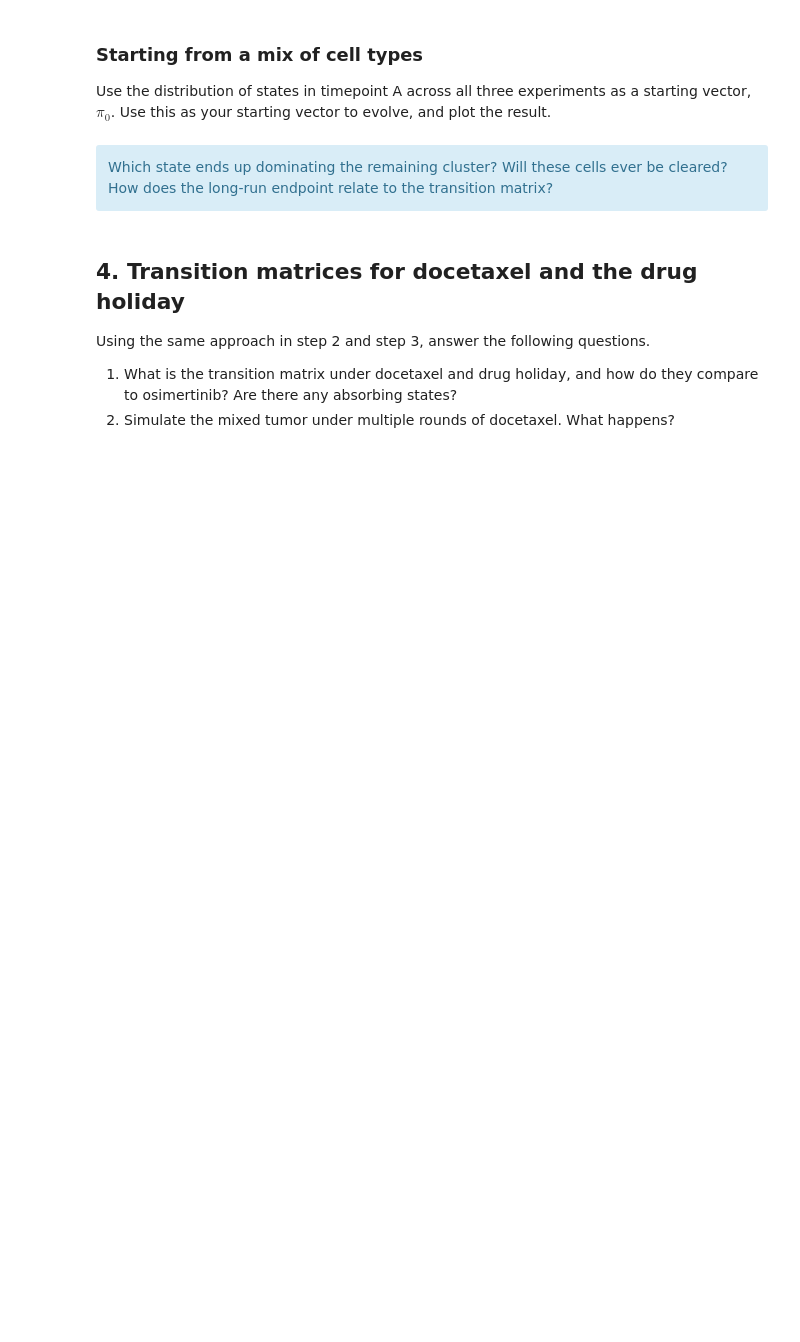
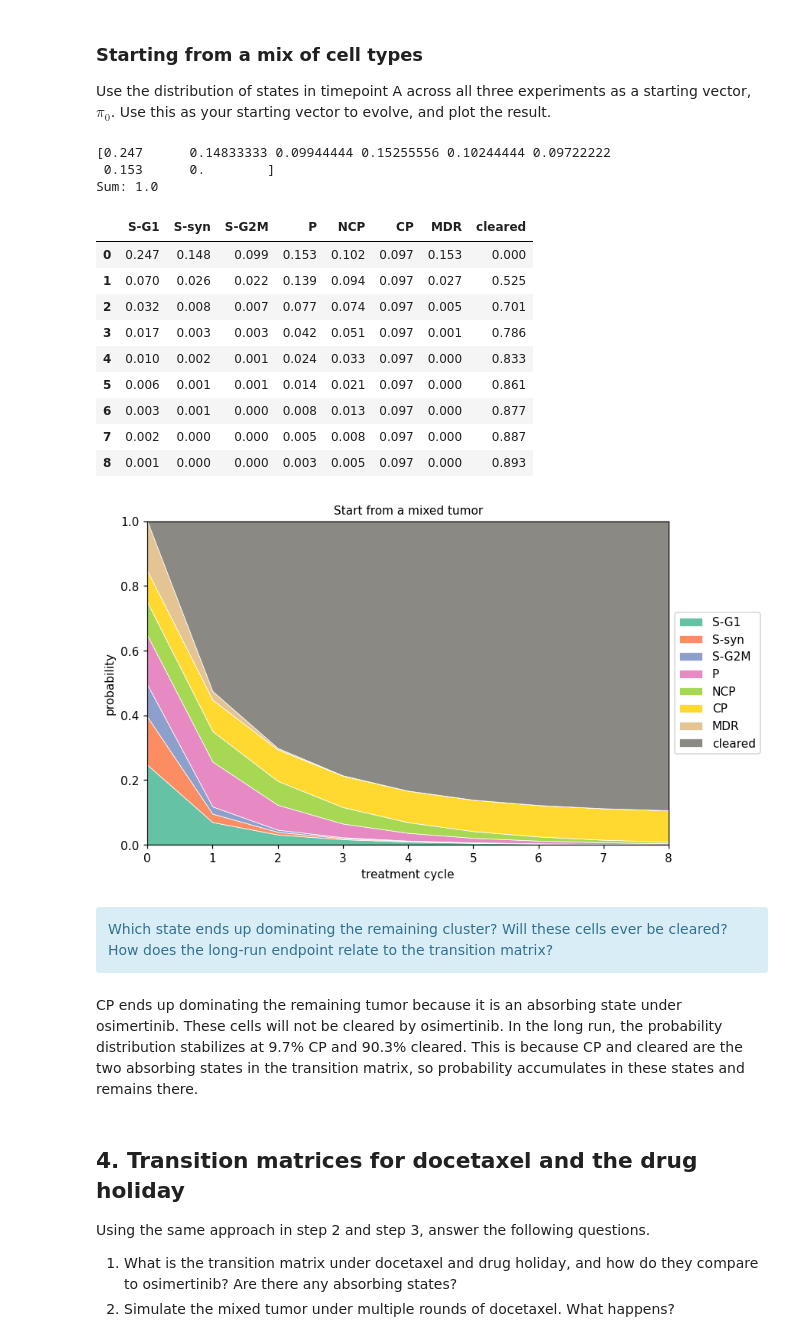
Before and after one commit to Simeng013/uu_markov, a Jupyter notebook: lab_2/Lab09_markov_chain_cells.ipynb, the cells around one changed output. Drawn from its saved outputs; the diff is of its cells as text; code cells hidden in the pictures; blank space fills up the shorter version.

```diff
--- a/lab_2/Lab09_markov_chain_cells.ipynb
+++ b/lab_2/Lab09_markov_chain_cells.ipynb
@@ -285,13 +293,48 @@ Use code as appropriate to answer the following questions.
 ### Starting from a mix of cell types
 Use the distribution of states in timepoint A across all three experiments as a starting vector, $\pi_{0}$. Use this as your starting vector to evolve, and plot the result.
 # %%
-# Your code here
+initial_counts = (
+    cells[cells["timepoint"] == "A"]["state"]
+    .value_counts()
+    .reindex(STATES, fill_value=0)
+)
 
-pi_mix = ...   # TODO: set this equal to the starting vector from timepoint A
+pi_mix = (
+    initial_counts / initial_counts.sum()
+).reindex(OUTCOMES, fill_value=0).to_numpy()
+
+print(pi_mix)
+print("Sum:", pi_mix.sum())
 
 # evolve pi_mix and plot the results
+traj_mix = evolve(pi_mix, P_hat, 8)
+
+display(pd.DataFrame(traj_mix, columns=OUTCOMES).round(3))
+
+fig, ax = plt.subplots(figsize=(8, 5))
+plot_trajectory(traj_mix, ax, "Start from a mixed tumor")
+ax.set_ylabel("probability")
+ax.legend(loc="center left", bbox_to_anchor=(1, 0.5))
+plt.show()
+# %% [output]
+[0.247      0.14833333 0.09944444 0.15255556 0.10244444 0.09722222
+ 0.153      0.        ]
+Sum: 1.0
+|  | S-G1 | S-syn | S-G2M | P | NCP | CP | MDR | cleared |
+| 0 | 0.247 | 0.148 | 0.099 | 0.153 | 0.102 | 0.097 | 0.153 | 0.000 |
+| 1 | 0.070 | 0.026 | 0.022 | 0.139 | 0.094 | 0.097 | 0.027 | 0.525 |
+| 2 | 0.032 | 0.008 | 0.007 | 0.077 | 0.074 | 0.097 | 0.005 | 0.701 |
+| 3 | 0.017 | 0.003 | 0.003 | 0.042 | 0.051 | 0.097 | 0.001 | 0.786 |
+| 4 | 0.010 | 0.002 | 0.001 | 0.024 | 0.033 | 0.097 | 0.000 | 0.833 |
+| 5 | 0.006 | 0.001 | 0.001 | 0.014 | 0.021 | 0.097 | 0.000 | 0.861 |
+| 6 | 0.003 | 0.001 | 0.000 | 0.008 | 0.013 | 0.097 | 0.000 | 0.877 |
+| 7 | 0.002 | 0.000 | 0.000 | 0.005 | 0.008 | 0.097 | 0.000 | 0.887 |
+| 8 | 0.001 | 0.000 | 0.000 | 0.003 | 0.005 | 0.097 | 0.000 | 0.893 |
+[figure, added]
 # %% [markdown]
 <div class = "alert alert-info"> Which state ends up dominating the remaining cluster? Will these cells ever be cleared? How does the long-run endpoint relate to the transition matrix?</div>
+# %% [markdown]
+CP ends up dominating the remaining tumor because it is an absorbing state under osimertinib. These cells will not be cleared by osimertinib. In the long run, the probability distribution stabilizes at 9.7% CP and 90.3% cleared. This is because CP and cleared are the two absorbing states in the transition matrix, so probability accumulates in these states and remains there.
 # %% [markdown]
 ## 4. Transition matrices for docetaxel and the drug holiday
 
```
Also changed, not shown: parts of 24 cells of this notebook.
